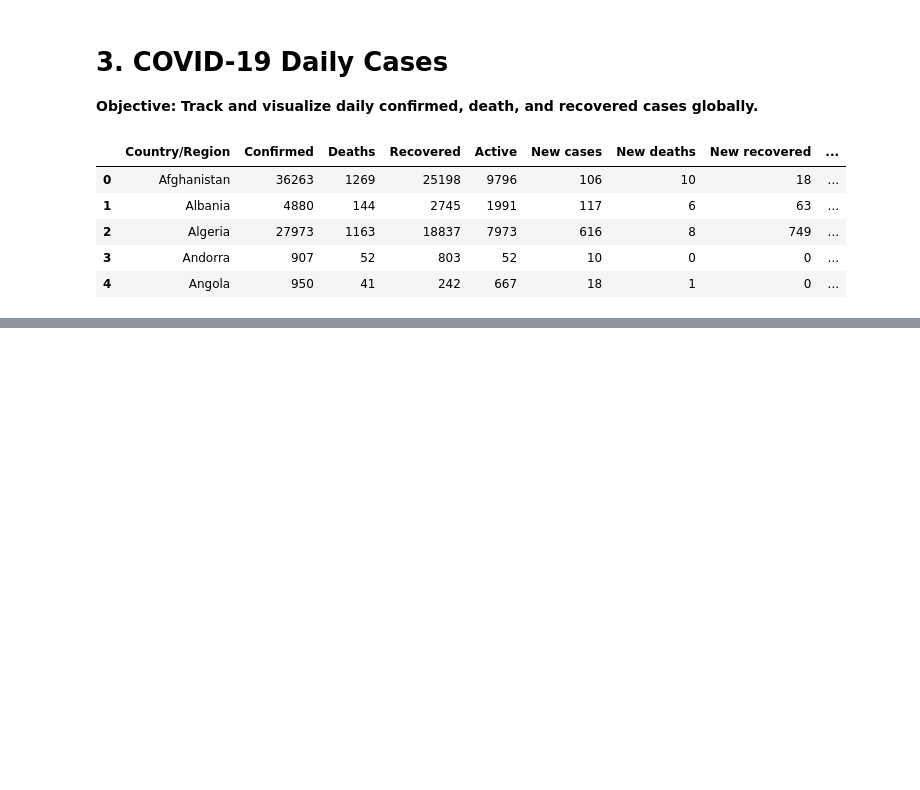
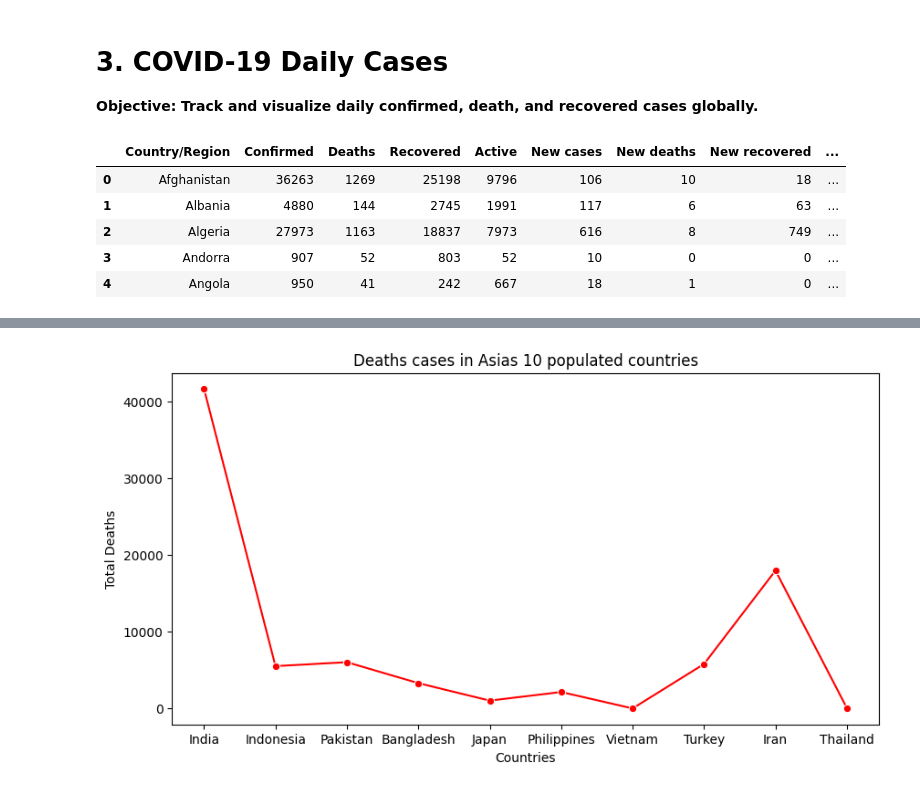
Before and after one commit to web-wizard-web/Pandas-Challanges, a Jupyter notebook: Easy/covid.ipynb, the cells around one changed output, grey strips where cells are left out. Saved outputs shown, nothing was run; the diff lists cells and outputs as text; code cells hidden in the pictures; blank space fills up the shorter version.

```diff
--- a/Easy/covid.ipynb
+++ b/Easy/covid.ipynb
@@ -19,0 +125,4 @@ covid.head()
+# %%
+# Get the new data for continet wise analysis
+covid_continent = pd.read_csv("covid_worldometer_data.csv")
+covid_continent.head()
@@ -19,0 +136,21 @@ covid.head()
+# %%
+# Analyzing the data for continent Asia
+asia_data = covid_continent[covid_continent["Continent"]=="Asia"]
+asia_data
+
+# create csv for asia data
+asia_data.to_csv("asia_covid_data.csv", index=False)
+# %%
+# Death cases in Asia's top 10 populated countries
+populated = asia_data.sort_values("Population" , ascending = False).head(10)
+
+plt.figure(figsize=(10,5))
+plt.title("Deaths cases in Asias 10 populated countries")
+sns.lineplot(x="Country/Region" , y="TotalDeaths", data=populated, color="red", marker="o")
+
+plt.xlabel("Countries")
+plt.ylabel("Total Deaths")
+
+plt.show()
+# %% [output]
+[figure, added]
```
Also changed, not shown: parts of 16 cells of this notebook, 4 other files.
